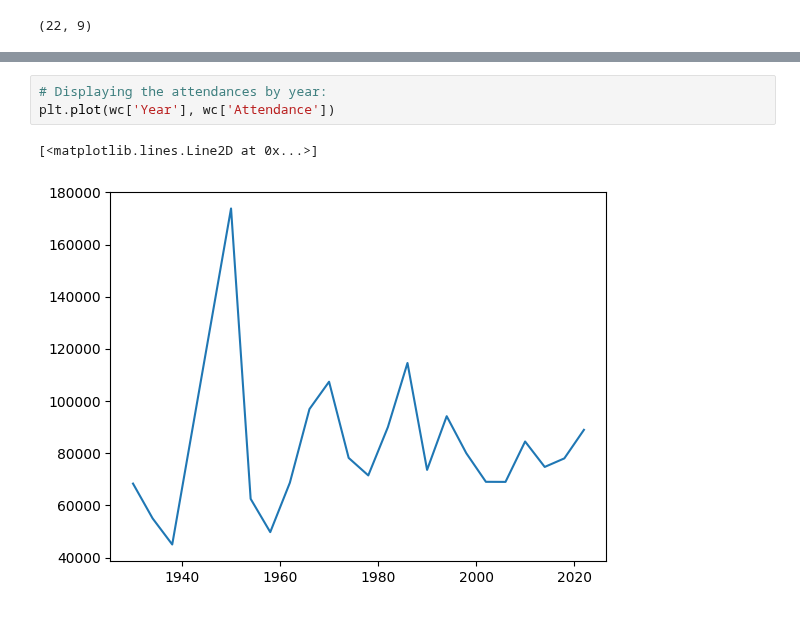
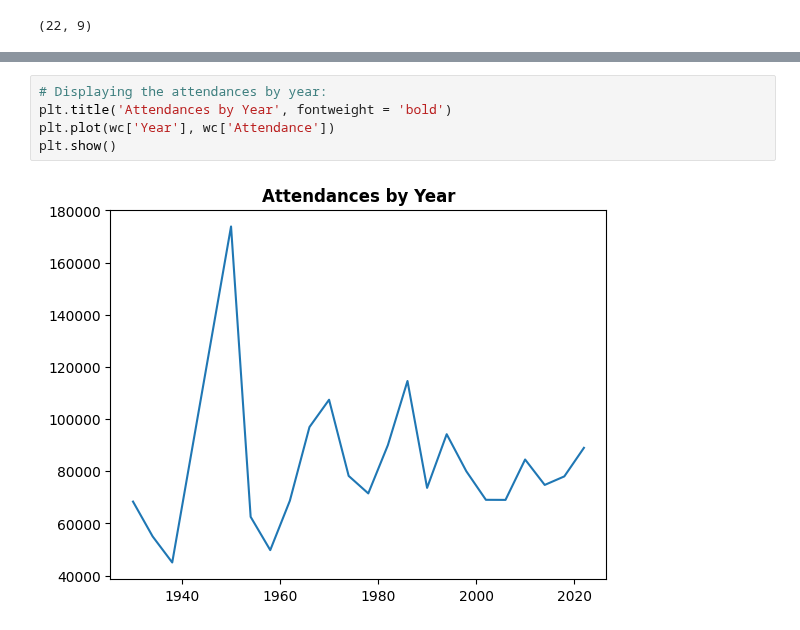
Before and after one commit to guilhermelaviola/SoccerCompetitionsStudy, a Jupyter notebook: FIFAWorldCupStudy.ipynb, the cells around one changed output, grey strips where cells are left out. Cells and saved outputs as stored; diff of their text form.

```diff
--- a/FIFAWorldCupStudy.ipynb
+++ b/FIFAWorldCupStudy.ipynb
@@ -59,7 +68,8 @@ plt.show()
 # %%
 # Displaying the attendances by year:
+plt.title('Attendances by Year', fontweight = 'bold')
 plt.plot(wc['Year'], wc['Attendance'])
+plt.show()
 # %% [output]
-[<matplotlib.lines.Line2D at 0x...>]
-[figure, old version]
+[figure, new version]
 # %%
```
Also changed, not shown: parts of 3 cells of this notebook.
